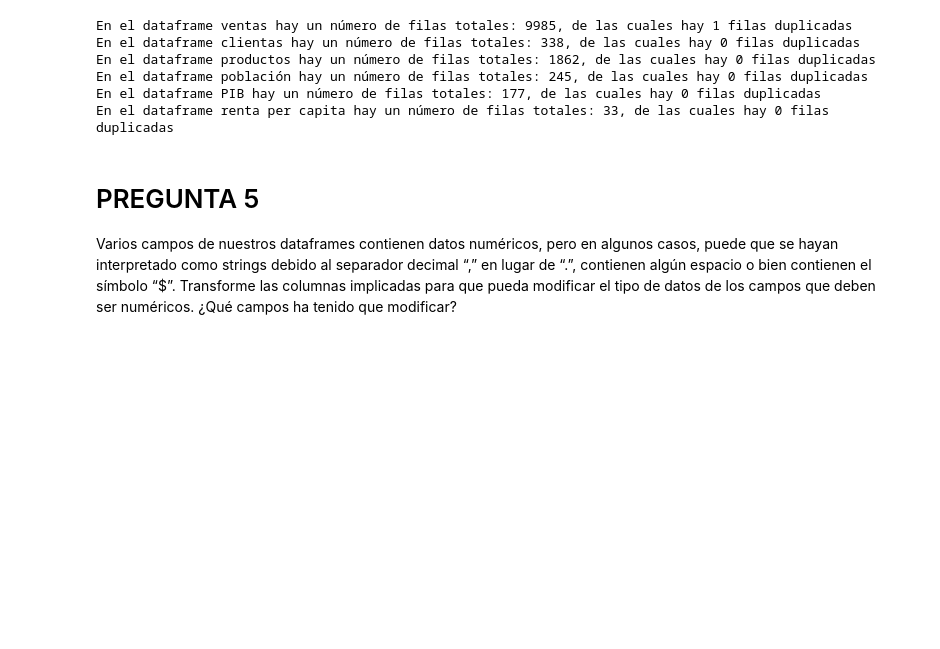
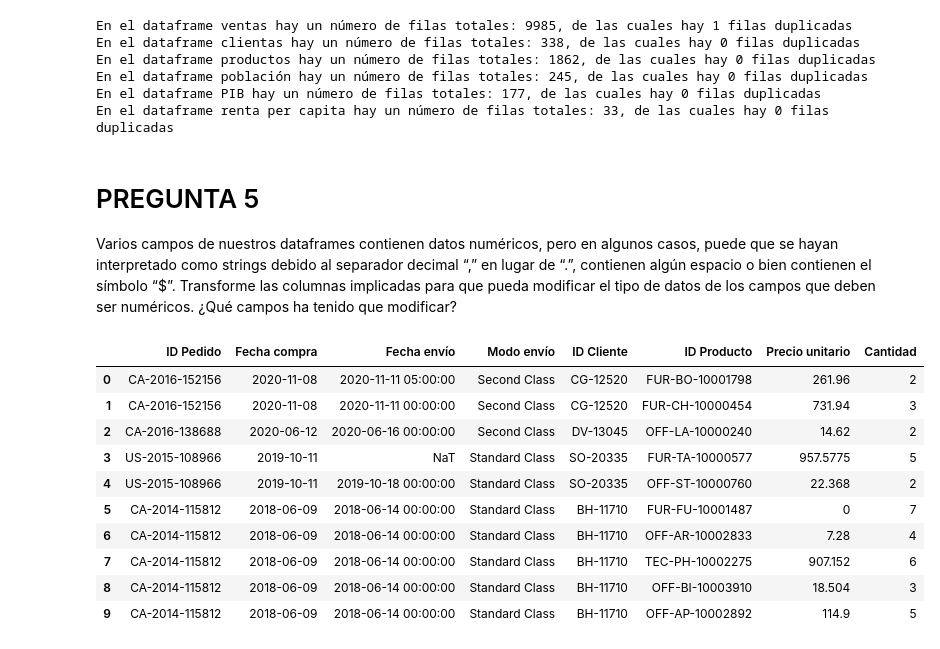
Before and after one commit to elbarbero/Python-Numpy-y-Pandas, a Jupyter notebook: Ejercicios/CASO_PRACTICO_1.ipynb, the cells around one changed output. Saved outputs shown, nothing was run; the diff lists cells and outputs as text; code cells hidden in the pictures; blank space fills up the shorter version.

```diff
--- a/Ejercicios/CASO_PRACTICO_1.ipynb
+++ b/Ejercicios/CASO_PRACTICO_1.ipynb
@@ -183,5 +183,18 @@ contienen algún espacio o bien contienen el símbolo “$”.</br>
 Transforme las columnas implicadas para que pueda modificar el tipo de datos de los campos que deben ser numéricos.
 ¿Qué campos ha tenido que modificar?</p>
 # %%
-df_ventas["Precio unitario"].replace(',', '.', inplace=True)
+df_ventas["Precio unitario"] = df_ventas["Precio unitario"].str.replace(",", ".")
+df_ventas.head(10)
+# %% [output]
+|  | ID Pedido | Fecha compra | Fecha envío | Modo envío | ID Cliente | ID Producto | Precio unitario | Cantidad |
+| 0 | CA-2016-152156 | 2020-11-08 | 2020-11-11 05:00:00 | Second Class | CG-12520 | FUR-BO-10001798 | 261.96 | 2 |
+| 1 | CA-2016-152156 | 2020-11-08 | 2020-11-11 00:00:00 | Second Class | CG-12520 | FUR-CH-10000454 | 731.94 | 3 |
+| 2 | CA-2016-138688 | 2020-06-12 | 2020-06-16 00:00:00 | Second Class | DV-13045 | OFF-LA-10000240 | 14.62 | 2 |
+| 3 | US-2015-108966 | 2019-10-11 | NaT | Standard Class | SO-20335 | FUR-TA-10000577 | 957.5775 | 5 |
+| 4 | US-2015-108966 | 2019-10-11 | 2019-10-18 00:00:00 | Standard Class | SO-20335 | OFF-ST-10000760 | 22.368 | 2 |
+| 5 | CA-2014-115812 | 2018-06-09 | 2018-06-14 00:00:00 | Standard Class | BH-11710 | FUR-FU-10001487 | 0 | 7 |
+| 6 | CA-2014-115812 | 2018-06-09 | 2018-06-14 00:00:00 | Standard Class | BH-11710 | OFF-AR-10002833 | 7.28 | 4 |
+| 7 | CA-2014-115812 | 2018-06-09 | 2018-06-14 00:00:00 | Standard Class | BH-11710 | TEC-PH-10002275 | 907.152 | 6 |
+| 8 | CA-2014-115812 | 2018-06-09 | 2018-06-14 00:00:00 | Standard Class | BH-11710 | OFF-BI-10003910 | 18.504 | 3 |
+| 9 | CA-2014-115812 | 2018-06-09 | 2018-06-14 00:00:00 | Standard Class | BH-11710 | OFF-AP-10002892 | 114.9 | 5 |
 # %%
```
Also changed, not shown: parts of 18 cells of this notebook, 1 other file.
